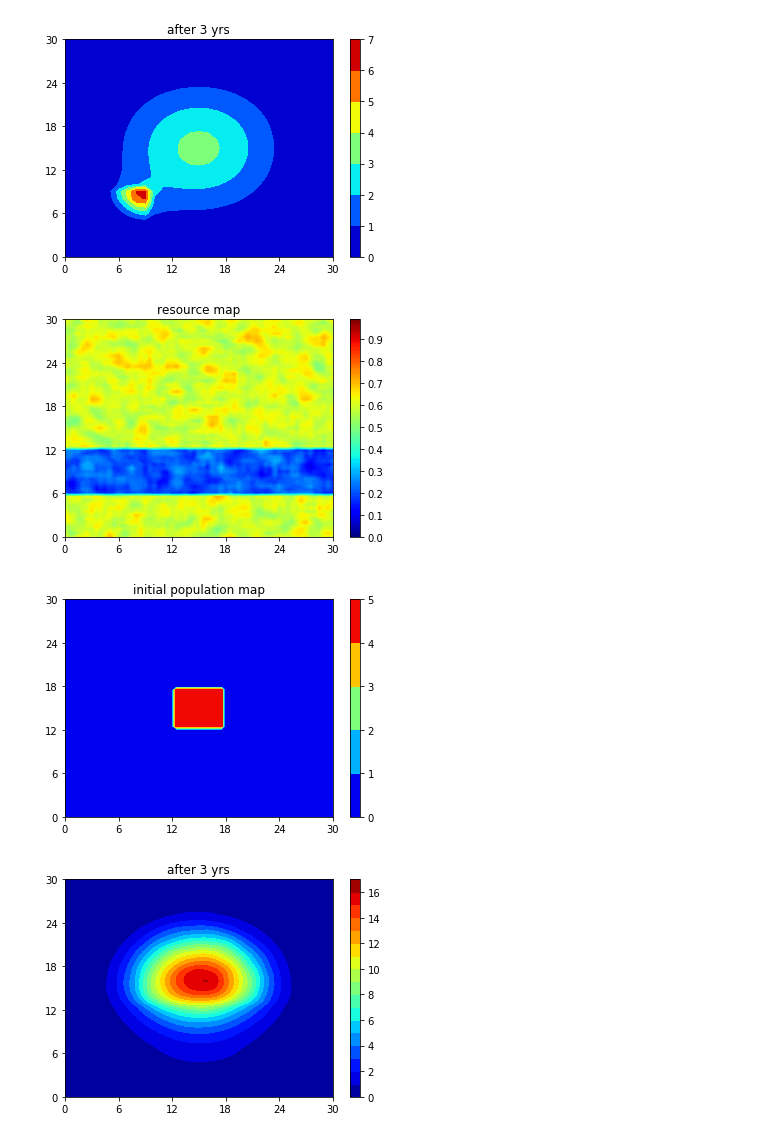
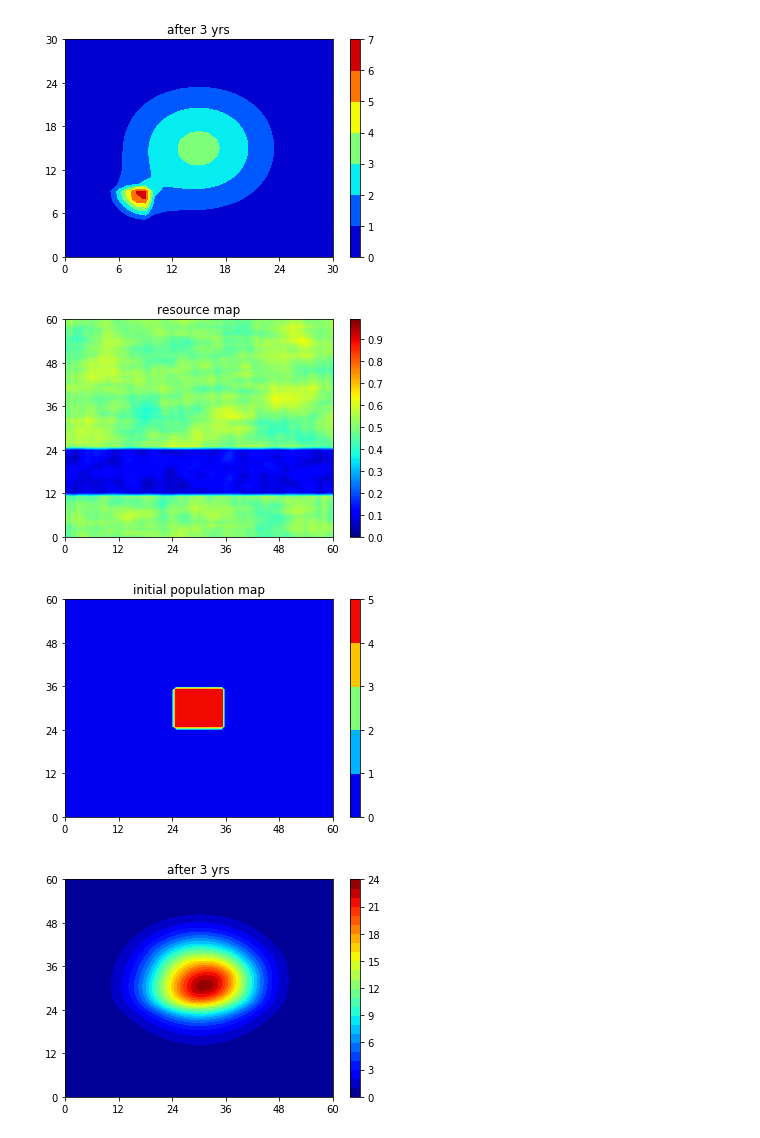
Before and after one commit to zhou-llijun/temp, a Jupyter notebook: APNA-PopSim.ipynb, the cells around one changed output. Cells and saved outputs as stored; diff of their text form; code cells hidden in the pictures.

```diff
--- a/APNA-PopSim.ipynb
+++ b/APNA-PopSim.ipynb
@@ -85,10 +85,11 @@ class resource_map:
         disp_a(self.rm, self.d, levels, title)
 
 class animal:
-    def __init__(self, bA, dA, k):
-        self.bA = bA         # bA = birth rate at max resource [Births / year / population]
-        self.k = k           # k = maximum population in 1km*1km [population]
-        self.dA = dA         # dA = diffusion rate at 0 resource [km^2 / year]
+    def __init__(self, bA, kA, dA1, dA2):
+        self.bA = bA         # bA = some scaler to apply res for growth [Births / year / population]
+        self.kA = kA         # kA = maximum population in 1km*1km [population]
+        self.dA1 = dA1       # dA1 = some scaler to apply res for diffusion [km^2 / year]
+        self.dA2 = dA2       # dA2 = basic diffusion coefficient [km^2 / year]
 
 class population_map:
     def __init__(self, res, ani):
@@ -96,13 +97,13 @@ class population_map:
         self.ani = ani
         self.pm = np.zeros((res.y, res.x), dtype="float")
         self.data = []
+        self.DA = -self.res.rm*self.ani.dA1 + self.ani.dA2
     def run(self, t, dt):
         n = int(t / dt)
         for i in range(n):
-            growth = self.res.rm * self.ani.bA * self.pm * (1 - self.pm/self.res.d**2/self.ani.k) * dt
-            diffusion = (1 - self.res.rm) * self.ani.dA * (np.roll(self.pm,1,0)+np.roll(self.pm,-1,0)+np.roll(self.pm,1,1)+np.roll(self.pm,-1,1)-4*self.pm) / self.res.d**2 * dt
-            #diffusion += self.ani.dA * ((np.roll(self.res.rm,1,0)-np.roll(self.res.rm,-1,0))*(np.roll(self.pm,-1,0)-np.roll(self.pm,1,0)) + (np.roll(self.res.rm,1,1)-np.roll(self.res.rm,-1,1))*(np.roll(self.pm,-1,1)-np.roll(self.pm,1,1))) / 4 / self.res.d**2 * dt
-            diffusion += self.ani.dA * ((np.roll(self.res.rm,1,0)-self.res.rm)*(self.pm-np.roll(self.pm,1,0)) + (np.roll(self.res.rm,1,1)-self.res.rm)*(self.pm-np.roll(self.pm,1,1))) / self.res.d**2 * dt
+            growth = self.res.rm * self.ani.bA * self.pm * (1 - self.pm/self.res.d**2/self.ani.kA) * dt
+            diffusion = self.DA * (np.roll(self.pm,1,0)+np.roll(self.pm,-1,0)+np.roll(self.pm,1,1)+np.roll(self.pm,-1,1)-4*self.pm) / self.res.d**2 * dt
+            diffusion += ((self.DA-np.roll(self.DA,1,0))*(self.pm-np.roll(self.pm,1,0)) + (self.DA-np.roll(self.DA,1,1))*(self.pm-np.roll(self.pm,1,1))) / self.res.d**2 * dt
             self.pm += growth + diffusion
             self.pm[:,0] = 0; self.pm[:,self.res.x-1] = 0; self.pm[0,:] = 0; self.pm[self.res.y-1,:] = 0
     def disp(self, title = None):
@@ -198,19 +200,20 @@ p1.disp("after 3 yrs")
 [figure]
 [figure]
 # %%
-res = resource_map(30, 30, 0.5)
-res.random(1, ave=0.6, flu=0.2)
-res.random(1, ave=0.2, flu=0.2, y0=6, yl=6)
-ani = animal(2, 5, 100)
+res = resource_map(60, 60, 1)
+res.random(3)
+res.random(1, ave=0.1, flu=0.1, y0=12, yl=12)
+
+ani = animal(2, 100, 3, 10)
 p1 = population_map(res, ani)
 p1.res.disp("resource map")
 p1.pm[25:36, 25:36] = 5
 p1.disp("initial population map")
 
 # Use population_map.run_output_vtk(duration, precision) to run simulation and output a vtk file
 p1.run_output_vtk(3, 0.01)
 p1.disp("after 3 yrs")
 # %% [output]
-[figure, old version]
+[figure, new version]
-[figure, old version]
+[figure, new version]
-[figure, old version]
+[figure, new version]
```
Also changed, not shown: parts of 5 cells of this notebook.
